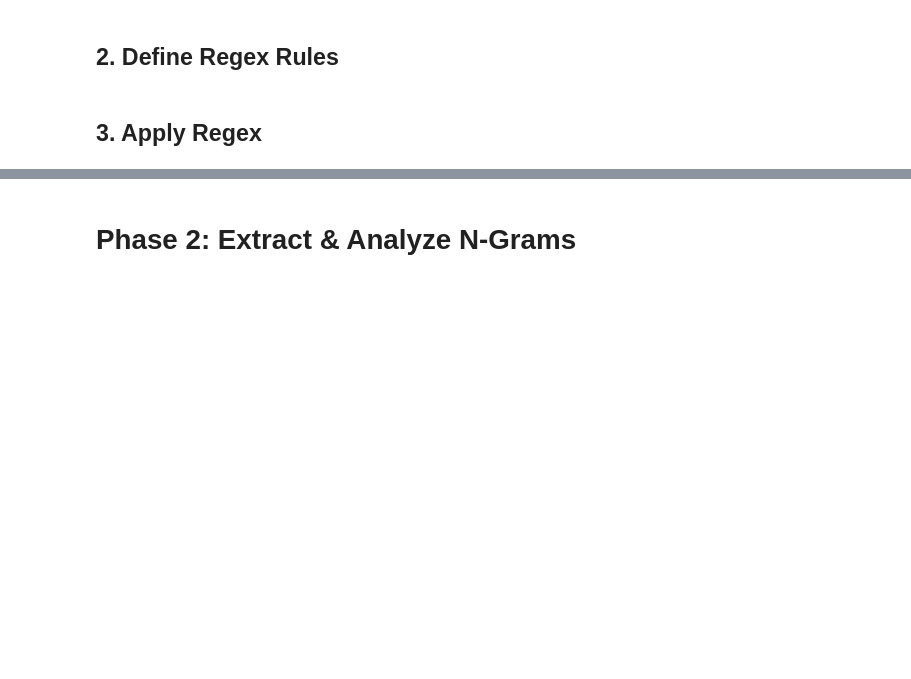
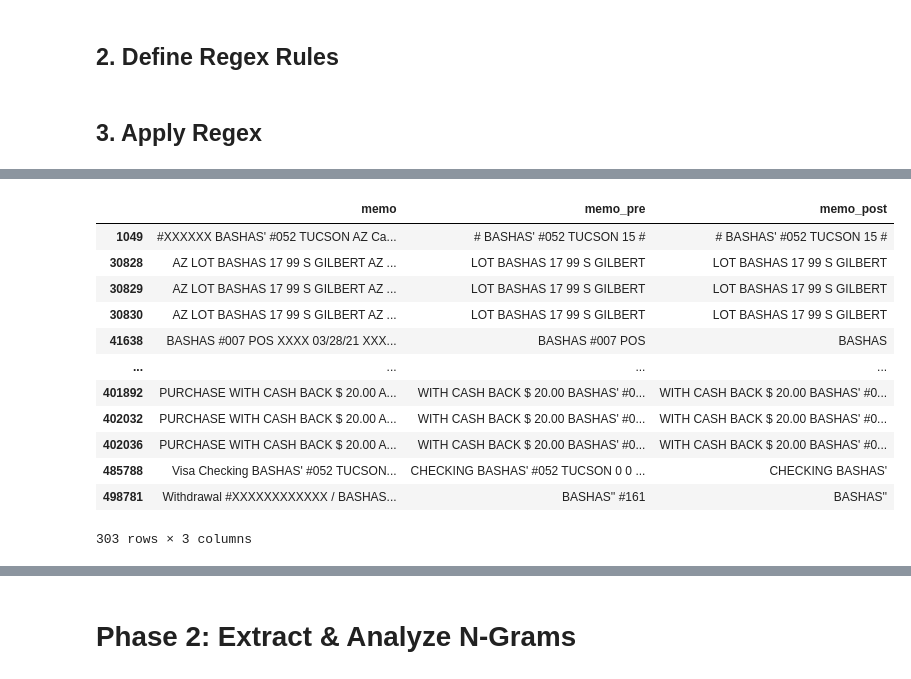
Before and after one commit to kylechoi101/DSC180A-Q1, a Jupyter notebook: Week 2/Haris_Saif.ipynb, the cells around one changed output, grey strips where cells are left out. Drawn from its saved outputs; the diff is of its cells as text; code cells hidden in the pictures; blank space fills up the shorter version.

```diff
--- a/Week 2/Haris_Saif.ipynb
+++ b/Week 2/Haris_Saif.ipynb
@@ -349,2 +345,18 @@ df[df['memo_post'] == 'DES']#.iloc[0]['memo']
+# %%
+df[df['memo'].str.contains('BASHAS')]
+# %% [output]
+|  | memo | memo_pre | memo_post |
+| 1049 | #XXXXXX BASHAS' #052 TUCSON AZ Ca... | # BASHAS' #052 TUCSON 15 # | # BASHAS' #052 TUCSON 15 # |
+| 30828 | AZ LOT BASHAS 17 99 S GILBERT AZ ... | LOT BASHAS 17 99 S GILBERT | LOT BASHAS 17 99 S GILBERT |
+| 30829 | AZ LOT BASHAS 17 99 S GILBERT AZ ... | LOT BASHAS 17 99 S GILBERT | LOT BASHAS 17 99 S GILBERT |
+| 30830 | AZ LOT BASHAS 17 99 S GILBERT AZ ... | LOT BASHAS 17 99 S GILBERT | LOT BASHAS 17 99 S GILBERT |
+| 41638 | BASHAS #007 POS XXXX 03/28/21 XXX... | BASHAS #007 POS | BASHAS |
+| ... | ... | ... | ... |
+| 401892 | PURCHASE WITH CASH BACK $ 20.00 A... | WITH CASH BACK $ 20.00 BASHAS' #0... | WITH CASH BACK $ 20.00 BASHAS' #0... |
+| 402032 | PURCHASE WITH CASH BACK $ 20.00 A... | WITH CASH BACK $ 20.00 BASHAS' #0... | WITH CASH BACK $ 20.00 BASHAS' #0... |
+| 402036 | PURCHASE WITH CASH BACK $ 20.00 A... | WITH CASH BACK $ 20.00 BASHAS' #0... | WITH CASH BACK $ 20.00 BASHAS' #0... |
+| 485788 | Visa Checking BASHAS' #052 TUCSON... | CHECKING BASHAS' #052 TUCSON 0 0 ... | CHECKING BASHAS' |
+| 498781 | Withdrawal #XXXXXXXXXXXX / BASHAS... | BASHAS'' #161 | BASHAS'' |
+303 rows × 3 columns
 # %%
 df[(df['memo_post'].str.contains('COM')) | (df['memo_post'].str.contains('WWW')) | (df['memo_post'].str.contains('HTTP'))].sample(30)['memo_post']#.iloc[0]['memo']
```
Also changed, not shown: parts of 15 cells of this notebook.
